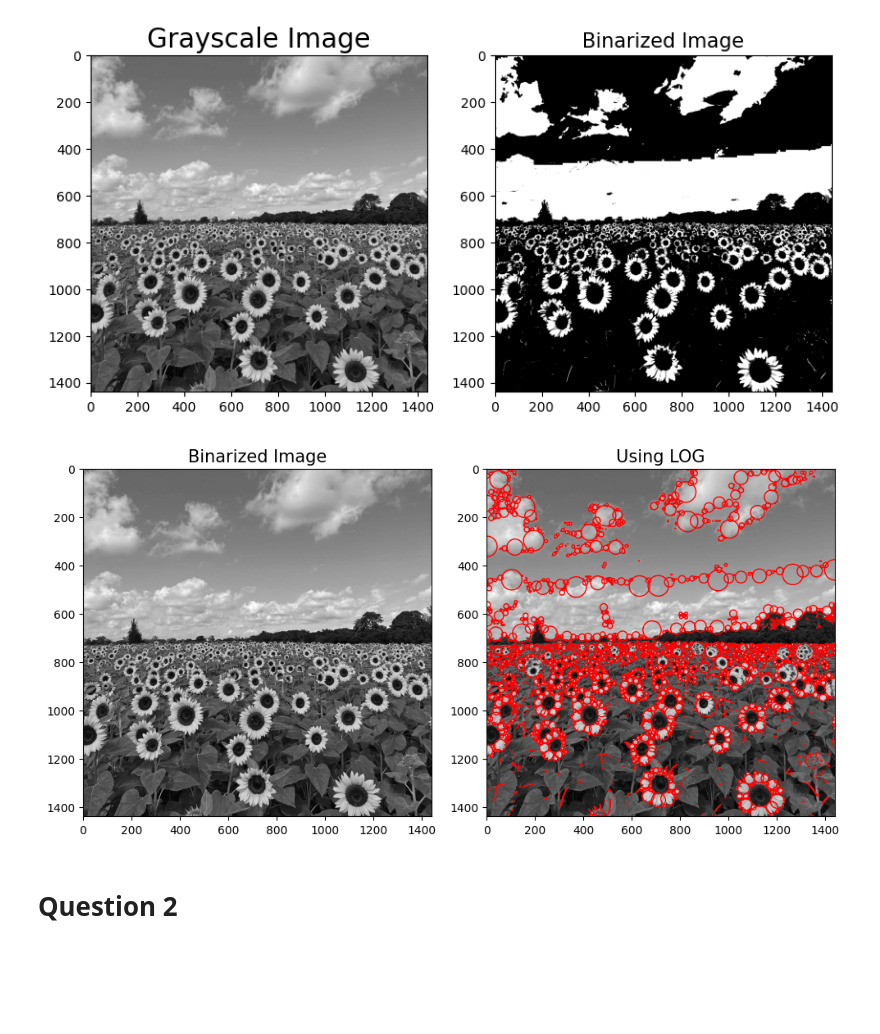
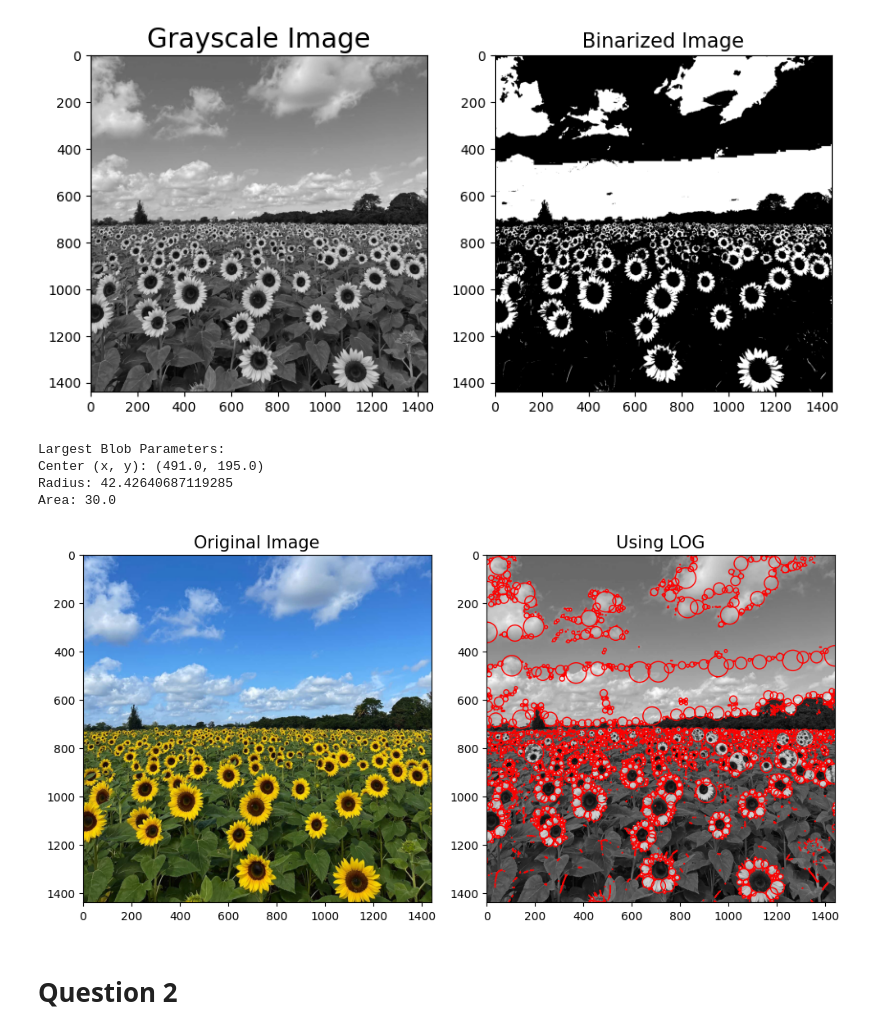
Before and after one commit to KavinduKariyawasam/Fitting-and-Alignment, a Jupyter notebook: Assignment2.ipynb, the cells around one changed output. Drawn from its saved outputs; the diff is of its cells as text; code cells hidden in the pictures; blank space fills up the shorter version.

```diff
--- a/Assignment2.ipynb
+++ b/Assignment2.ipynb
@@ -24,20 +27,53 @@ ax[1].imshow(sample_b,cmap='gray')
 <matplotlib.image.AxesImage at 0x...>
 [figure]
 # %%
-from skimage.feature import blob_dog, blob_log, blob_doh
-fig, ax = plt.subplots(1,2,figsize=(10,5))
-ax[0].set_title('Binarized Image',fontsize=15)
-ax[0].imshow(sample_g,cmap='gray')
+from skimage.feature import blob_log
+import matplotlib.pyplot as plt
+import numpy as np
+
+# Perform blob detection using LOG method
 blobs = blob_log(sample_b, max_sigma=30, threshold=0.01)
+
+largest_blob = None
+largest_area = -1
+
+# Iterate through the detected blobs to find the largest blob
+for blob in blobs:
+    y, x, area = blob
+    if area > largest_area:
+        largest_area = area
+        largest_blob = blob
+
+# Getting parameters of the largest blob
+if largest_blob is not None:
+    y, x, largest_area = largest_blob
+    radius = largest_area * np.sqrt(2)  # Calculating the radius
+
+    # Print the parameters of the largest blob
+    print("Largest Blob Parameters:")
+    print(f"Center (x, y): ({x}, {y})")
+    print(f"Radius: {radius}")
+    print(f"Area: {largest_area}")
+
+# Plot the original image and the blob detected image
+fig, ax = plt.subplots(1, 2, figsize=(10, 5))
+ax[0].set_title('Original Image', fontsize=15)
+ax[0].imshow(sample, cmap='gray')
+
 ax[1].imshow(sample_g, cmap='gray')
 for blob in blobs:
     y, x, area = blob
-    ax[1].add_patch(plt.Circle((x, y), area*np.sqrt(2), color='r', fill=False))
-ax[1].set_title('Using LOG',fontsize=15)
+    ax[1].add_patch(plt.Circle((x, y), area * np.sqrt(2), color='r', fill=False))
+
+ax[1].set_title('Using LOG', fontsize=15)
 plt.tight_layout()
 plt.show()
 # %% [output]
+Largest Blob Parameters:
+Center (x, y): (491.0, 195.0)
+Radius: 42.42640687119285
+Area: 30.0
-[figure, old version]
+[figure, new version]
 # %% [markdown]
 # Question 2
 # %%
```
Also changed, not shown: parts of 9 cells of this notebook, 25 other files.
